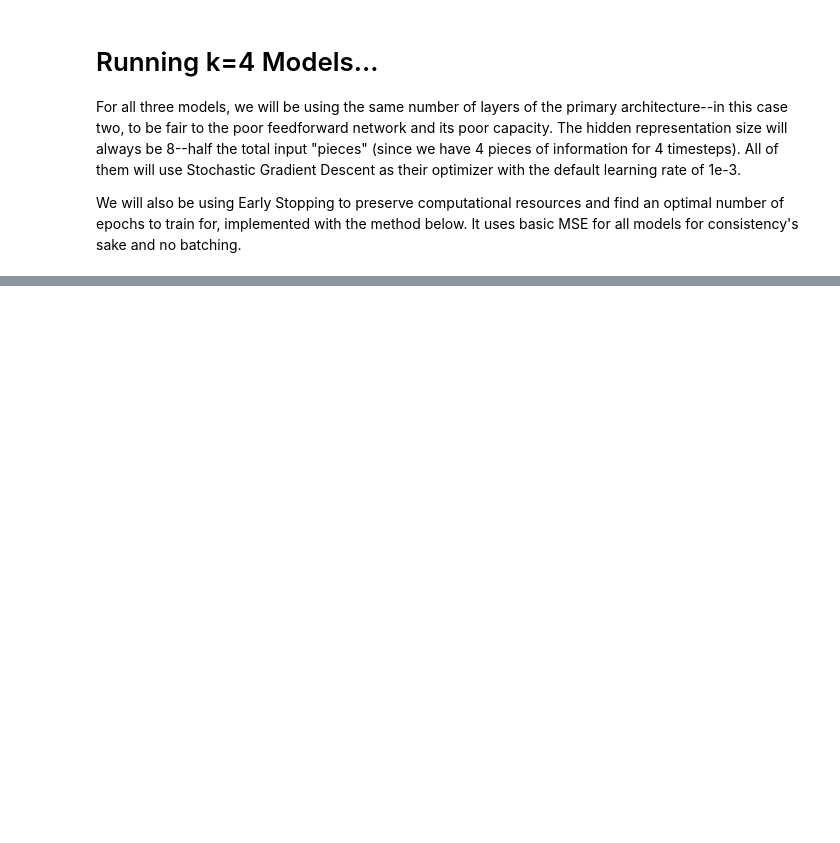
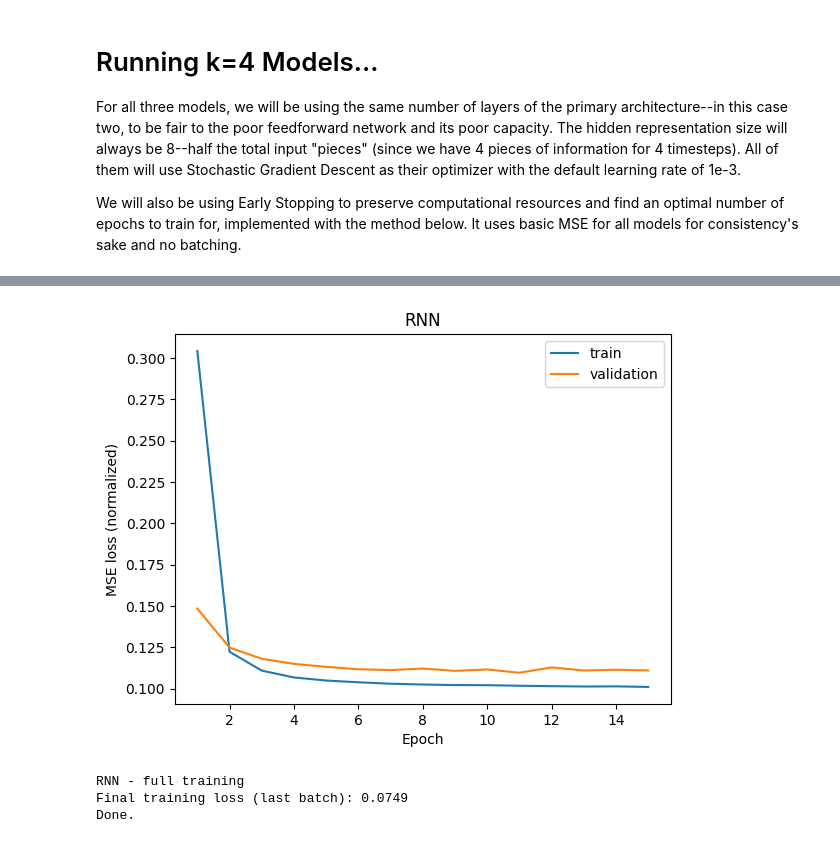
Before and after one commit to Yoonicornn/552-Assignment-2, a Jupyter notebook: ECSE552 W25 Assignment2 part3 Group 5.ipynb, the cells around one changed output, grey strips where cells are left out. Drawn from its saved outputs; the diff is of its cells as text; code cells hidden in the pictures; blank space fills up the shorter version.

```diff
--- a/ECSE552 W25 Assignment2 part3 Group 5.ipynb
+++ b/ECSE552 W25 Assignment2 part3 Group 5.ipynb
@@ -632,0 +722,16 @@ train_for_epochs(model, optimizer, train_df + val_df, epochs)
+# %%
+# RNN
+model_RNN = RNN()
+optimizer = torch.optim.Adam(model_RNN.parameters(), lr=1e-3) #test with Adam, I tried with SGD but it was too slow to converge
+epochs, rnn_train_losses, rnn_val_losses = early_stopping_train(model_RNN, optimizer, train_loader, val_loader)
+
+# plotting training/validation loss
+plot_losses(rnn_train_losses, rnn_val_losses, "RNN")
+
+# start fresh for full training
+print("RNN - full training")
+model_RNN = RNN()
+optimizer = torch.optim.Adam(model_RNN.parameters(), lr=1e-3)
+rnn_model = train_for_epochs(model_RNN, optimizer, trainval_loader, epochs)
+print("Done.")
+# %% [output]
@@ -632,0 +754,4 @@ train_for_epochs(model, optimizer, train_df + val_df, epochs)
+[figure, added]
+RNN - full training
+Final training loss (last batch): 0.0749
+Done.
```
Also changed, not shown: parts of 10 cells of this notebook.
